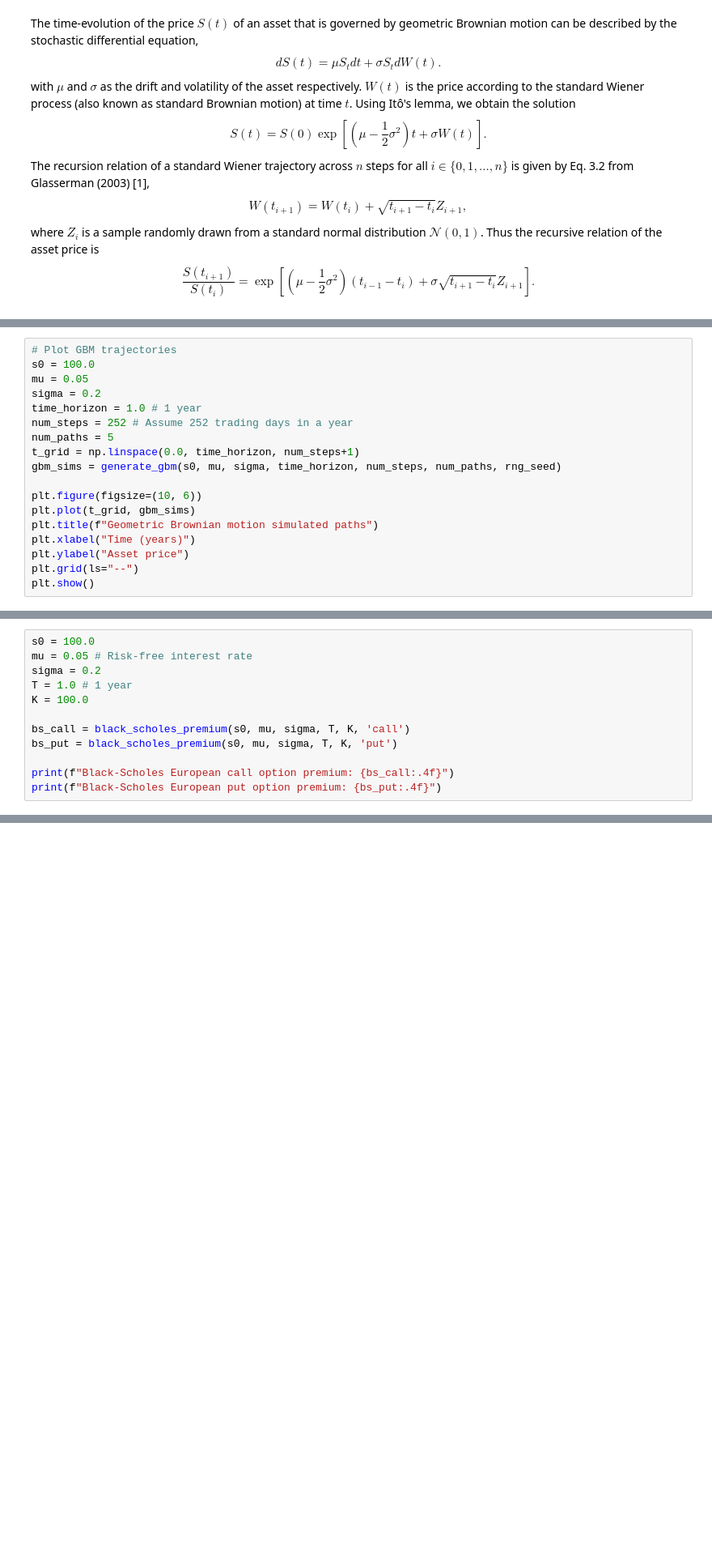
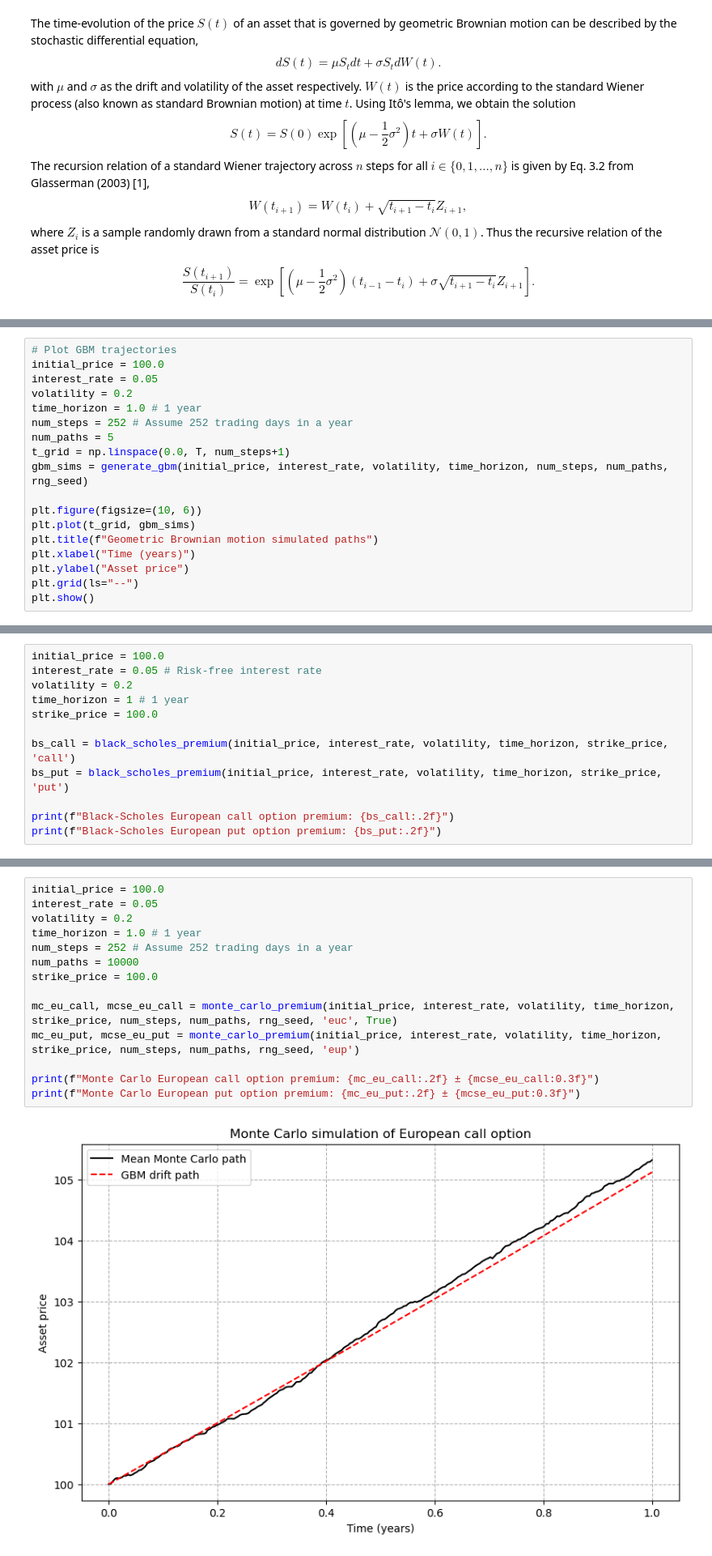
Before and after one commit to lim-li-xuan-phy/monte-carlo-derivative-pricing, a Jupyter notebook: Analysis.ipynb, the cells around one changed output, grey strips where cells are left out. Shown at 81% size. Cells and saved outputs as stored; diff of their text form; blank space fills up the shorter version.

```diff
--- a/Analysis.ipynb
+++ b/Analysis.ipynb
@@ -54,14 +54,14 @@ def generate_gbm(s0: float, mu: float, sigma: float, T: float, n_steps, n_paths,
     return paths
 # %%
 # Plot GBM trajectories
-s0 = 100.0
-mu = 0.05
-sigma = 0.2
+initial_price = 100.0
+interest_rate = 0.05
+volatility = 0.2
 time_horizon = 1.0 # 1 year
 num_steps = 252 # Assume 252 trading days in a year
 num_paths = 5
-t_grid = np.linspace(0.0, time_horizon, num_steps+1)
-gbm_sims = generate_gbm(s0, mu, sigma, time_horizon, num_steps, num_paths, rng_seed)
+t_grid = np.linspace(0.0, T, num_steps+1)
+gbm_sims = generate_gbm(initial_price, interest_rate, volatility, time_horizon, num_steps, num_paths, rng_seed)
 
 plt.figure(figsize=(10, 6))
 plt.plot(t_grid, gbm_sims)
@@ -145,13 +144,13 @@ def black_scholes_premium(s0: float, mu: float, sigma: float, T: float, K: float
 # %%
-s0 = 100.0
-mu = 0.05 # Risk-free interest rate
-sigma = 0.2
-T = 1.0 # 1 year
-K = 100.0
+initial_price = 100.0
+interest_rate = 0.05 # Risk-free interest rate
+volatility = 0.2
+time_horizon = 1 # 1 year
+strike_price = 100.0
 
-bs_call = black_scholes_premium(s0, mu, sigma, T, K, 'call')
-bs_put = black_scholes_premium(s0, mu, sigma, T, K, 'put')
+bs_call = black_scholes_premium(initial_price, interest_rate, volatility, time_horizon, strike_price, 'call')
+bs_put = black_scholes_premium(initial_price, interest_rate, volatility, time_horizon, strike_price, 'put')
 
-print(f"Black-Scholes European call option premium: {bs_call:.4f}")
-print(f"Black-Scholes European put option premium: {bs_put:.4f}")
+print(f"Black-Scholes European call option premium: {bs_call:.2f}")
+print(f"Black-Scholes European put option premium: {bs_put:.2f}")
 # %% [output]
@@ -159,0 +238,16 @@ Black-Scholes European put option price: 5.5735
+# %%
+initial_price = 100.0
+interest_rate = 0.05
+volatility = 0.2
+time_horizon = 1.0 # 1 year
+num_steps = 252 # Assume 252 trading days in a year
+num_paths = 10000
+strike_price = 100.0
+
+mc_eu_call, mcse_eu_call = monte_carlo_premium(initial_price, interest_rate, volatility, time_horizon, strike_price, num_steps, num_paths, rng_seed, 'euc', True)
+mc_eu_put, mcse_eu_put = monte_carlo_premium(initial_price, interest_rate, volatility, time_horizon, strike_price, num_steps, num_paths, rng_seed, 'eup')
+
+print(f"Monte Carlo European call option premium: {mc_eu_call:.2f} ± {mcse_eu_call:0.3f}")
+print(f"Monte Carlo European put option premium: {mc_eu_put:.2f} ± {mcse_eu_put:0.3f}")
+# %% [output]
+[figure, added]
```
Also changed, not shown: parts of 27 cells of this notebook.
